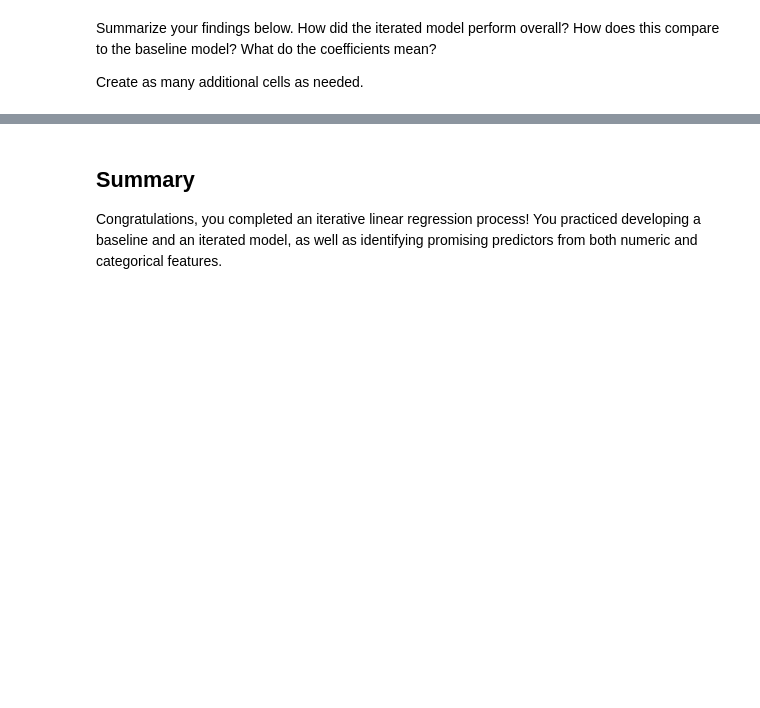
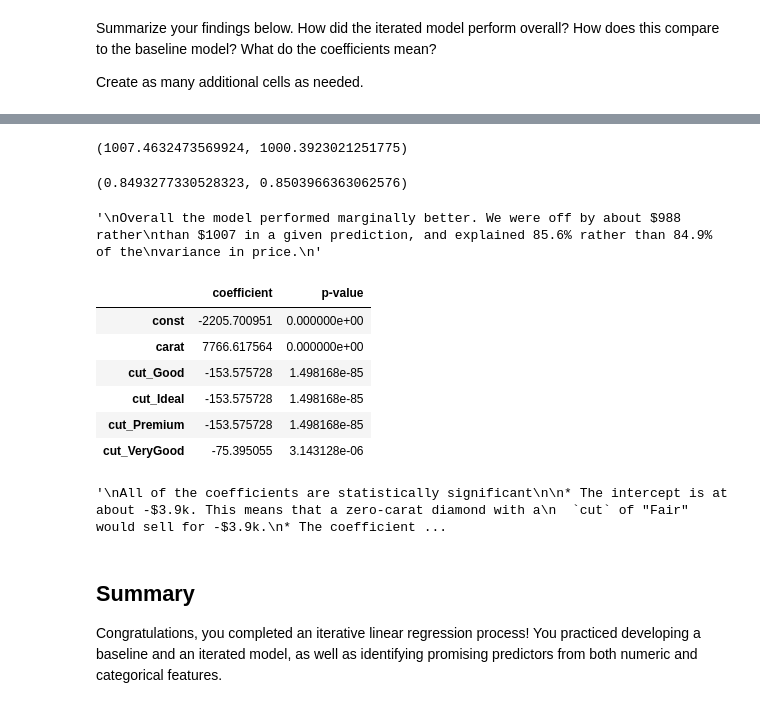
Before and after one commit to clydeochieng/dsc-multiple-regression-cumulative-lab, a Jupyter notebook: index.ipynb, the cells around one changed output, grey strips where cells are left out. Drawn from its saved outputs; the diff is of its cells as text; code cells hidden in the pictures; blank space fills up the shorter version.

```diff
--- a/index.ipynb
+++ b/index.ipynb
@@ -440,3 +461,54 @@ Create as many additional cells as needed.
+# %%
+iterated_mae = mean_absolute_error(y, iterated_results.predict(sm.add_constant(X_iterated)))
+baseline_mae, iterated_mae
+# %% [output]
+(1007.4632473569924, 1000.3923021251775)
+# %%
+baseline_results.rsquared_adj, iterated_results.rsquared_adj
+# %% [output]
+(0.8493277330528323, 0.8503966363062576)
+# %%
+"""
+Overall the model performed marginally better. We were off by about $988 rather
+than $1007 in a given prediction, and explained 85.6% rather than 84.9% of the
+variance in price.
+"""
+# %% [output]
+'\nOverall the model performed marginally better. We were off by about $988 rather\nthan $1007 in a given prediction, and explained 85.6% rather than 84.9% of the\nvariance in price.\n'
+# %%
+results_df = pd.concat([iterated_results.params, iterated_results.pvalues], axis=1)
+results_df.columns = ["coefficient", "p-value"]
+results_df
+# %% [output]
+|  | coefficient | p-value |
+| const | -2205.700951 | 0.000000e+00 |
+| carat | 7766.617564 | 0.000000e+00 |
+| cut_Good | -153.575728 | 1.498168e-85 |
+| cut_Ideal | -153.575728 | 1.498168e-85 |
+| cut_Premium | -153.575728 | 1.498168e-85 |
+| cut_VeryGood | -75.395055 | 3.143128e-06 |
+# %%
+"""
+All of the coefficients are statistically significant
+
+* The intercept is at about -$3.9k. This means that a zero-carat diamond with a
+  `cut` of "Fair" would sell for -$3.9k.
+* The coefficient for `carat` is about $7.9k. This means for each additional carat,
+  the diamond costs about $7.9k more. We note that this is very similar to the
+  `carat` coefficient for the baseline model, meaning that `carat` and `cut` seem
+  to be explaining different aspects of price
+* The coefficients for `cut` range from about $1.1k to about $1.8k
+  * For a cut of "Good" compared to a cut of "Fair", we expect +$1.1k price
+  * For a cut of "Very Good" compared to a cut of "Fair", we expect +$1.5k price
+  * For a cut of "Premium" comparedto a cut of "Fair", we expect +$1.4k price
+  * For a cut of "Ideal" compared to a cut of "Fair", we expect +$1.8k price
+  * This outcome is interesting since our data understanding seems to indicate that
+    "Premium" should be better than "Very Good". More investigation of other features
+    is needed to understand whether this can be explained by other variables, or if
+    "Premium" appears to be undervalued vs. the conventional wisdom
+"""
+# %% [output]
+'\nAll of the coefficients are statistically significant\n\n* The intercept is at about -$3.9k. This means that a zero-carat diamond with a\n  `cut` of "Fair" would sell for -$3.9k.\n* The coefficient ...
 # %% [markdown]
 ## Summary
 
```
Also changed, not shown: parts of 8 cells of this notebook.
